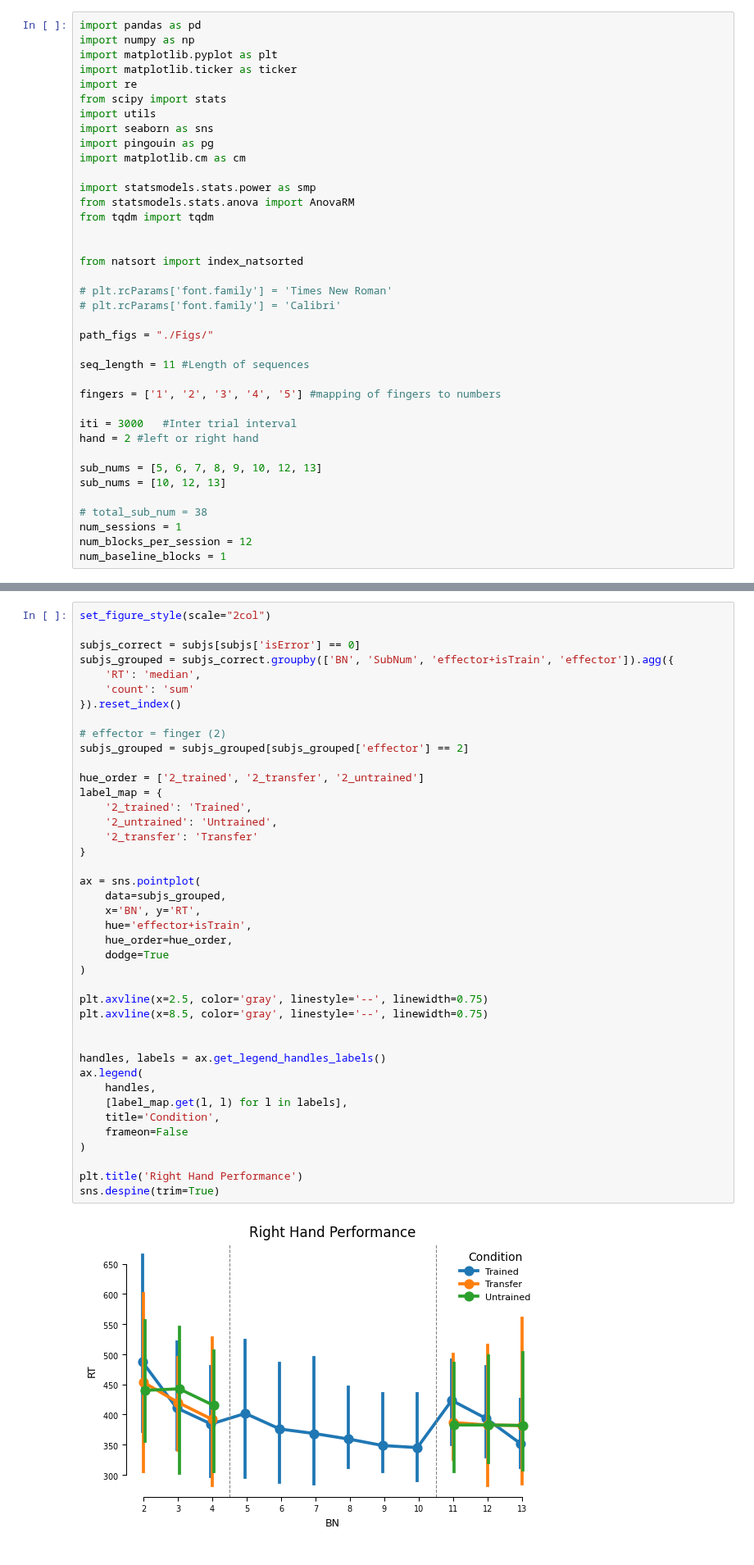
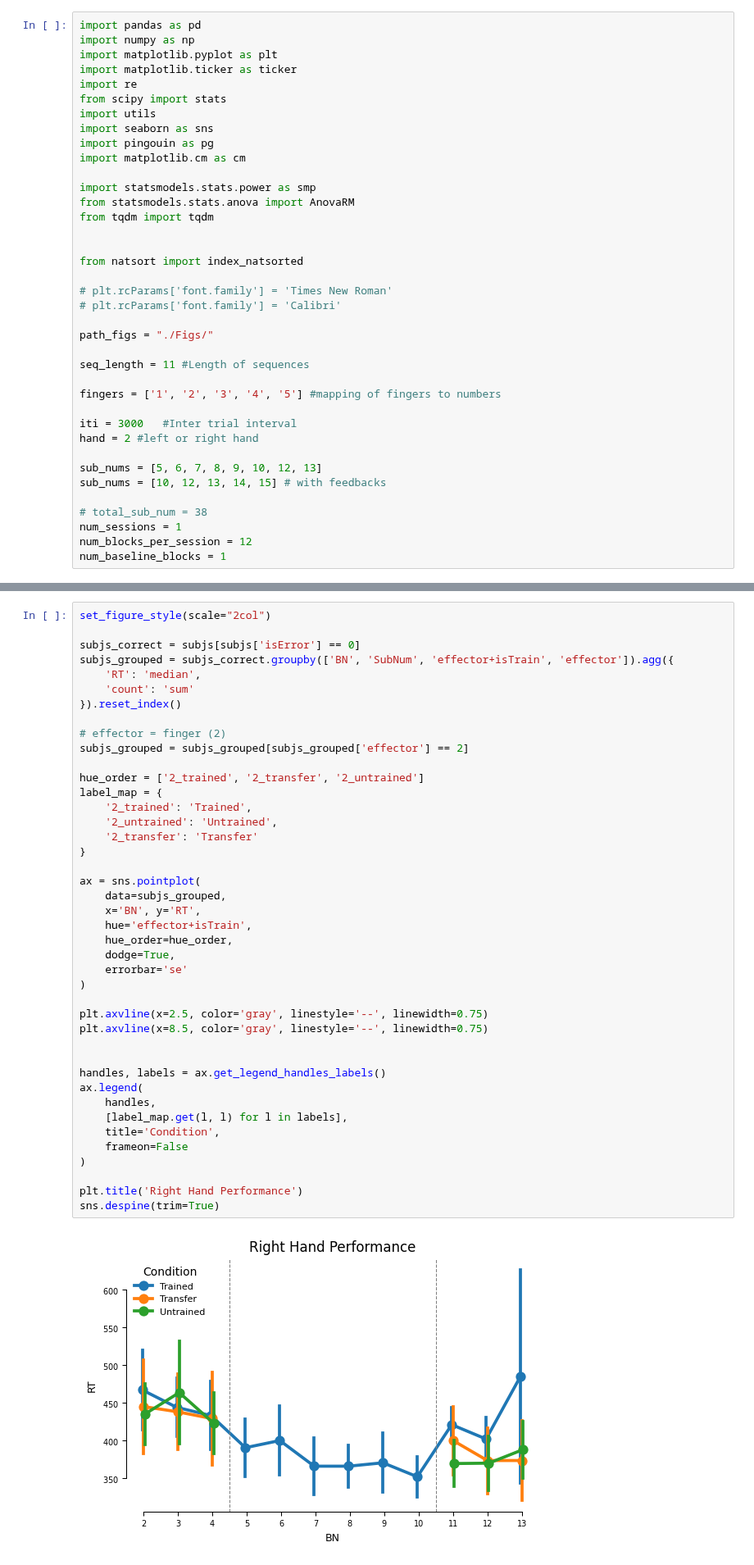
Before and after one commit to manazerzadeh/SequenceFingerSpeech, a Jupyter notebook: FingerAnalysis.ipynb, the cells around one changed output, grey strips where cells are left out. Shown at 82% size. Cells and saved outputs as stored; diff of their text form.

```diff
--- a/FingerAnalysis.ipynb
+++ b/FingerAnalysis.ipynb
@@ -32,7 +32,7 @@ iti = 3000   #Inter trial interval
 hand = 2 #left or right hand
 
 sub_nums = [5, 6, 7, 8, 9, 10, 12, 13]
-sub_nums = [10, 12, 13]
+sub_nums = [10, 12, 13, 14, 15] # with feedbacks
 
 # total_sub_num = 38
 num_sessions = 1
@@ -272,35 +274,36 @@ subjs_grouped = subjs_grouped[subjs_grouped['effector'] == 2]
 
 hue_order = ['2_trained', '2_transfer', '2_untrained']
 label_map = {
     '2_trained': 'Trained',
     '2_untrained': 'Untrained',
     '2_transfer': 'Transfer'
 }
 
 ax = sns.pointplot(
     data=subjs_grouped,
     x='BN', y='RT',
     hue='effector+isTrain',
     hue_order=hue_order,
-    dodge=True
+    dodge=True,
+    errorbar='se'
 )
 
 plt.axvline(x=2.5, color='gray', linestyle='--', linewidth=0.75)
 plt.axvline(x=8.5, color='gray', linestyle='--', linewidth=0.75)
 
 
 handles, labels = ax.get_legend_handles_labels()
 ax.legend(
     handles,
     [label_map.get(l, l) for l in labels],
     title='Condition',
     frameon=False
 )
 
 plt.title('Right Hand Performance')
 sns.despine(trim=True)
 # %% [output]
-[figure, old version]
+[figure, new version]
 # %%
 set_figure_style(scale="2col")
 
```
Also changed, not shown: parts of 9 cells of this notebook, 2 other files.
